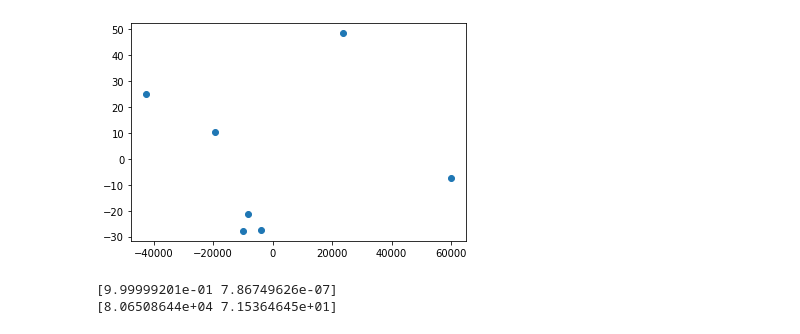
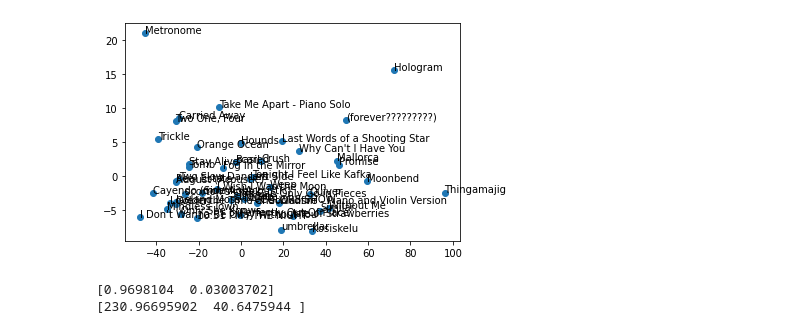
Before and after one commit to PAblueshells/palist, a Jupyter notebook: scratch/feature_exploration.ipynb, the cells around one changed output. Drawn from its saved outputs; the diff is of its cells as text; code cells hidden in the pictures.

```diff
--- a/scratch/feature_exploration.ipynb
+++ b/scratch/feature_exploration.ipynb
@@ -15,0 +6,4 @@ features_df.head()
+# %%
+track_info = '../dummy_data/user_features/sarahlc888.top.csv'
+features_df = pd.read_csv(track_info)
+features_df.head()
@@ -16,8 +17,6 @@ features_df.head()
 # %%
-numerical_cols = ['danceability', 'energy', 'key', 'loudness', 'mode', 'speechiness',
-       'acousticness', 'instrumentalness', 'liveness', 'valence', 'tempo',
-       'duration_ms',
-       'time_signature']
+numerical_cols = ['danceability', 'energy', 'loudness', 'speechiness',
+       'instrumentalness', 'liveness', 'valence', 'tempo']
 # %%
 for col in numerical_cols:
     plt.hist(features_df[col])
@@ -40,14 +34,18 @@ for col in numerical_cols:
 # %%
 X = features_df[numerical_cols].values
 pca = PCA(n_components=2)
 coords = pca.fit_transform(X)
 plt.scatter(coords[:,0], coords[:,1])
+
+for i, txt in enumerate(features_df['track_name'].values):
+    plt.annotate(txt, (coords[:,0][i], coords[:,1][i]))
+
 plt.show()
 # %% [output]
-[figure, old version]
+[figure, new version]
 # %%
 print(pca.explained_variance_ratio_)
 print(pca.singular_values_)
 # %% [output]
-[9.99999201e-01 7.86749626e-07]
-[8.06508644e+04 7.15364645e+01]
+[0.9698104  0.03003702]
+[230.96695902  40.6475944 ]
```
Also changed, not shown: parts of 3 cells of this notebook.
